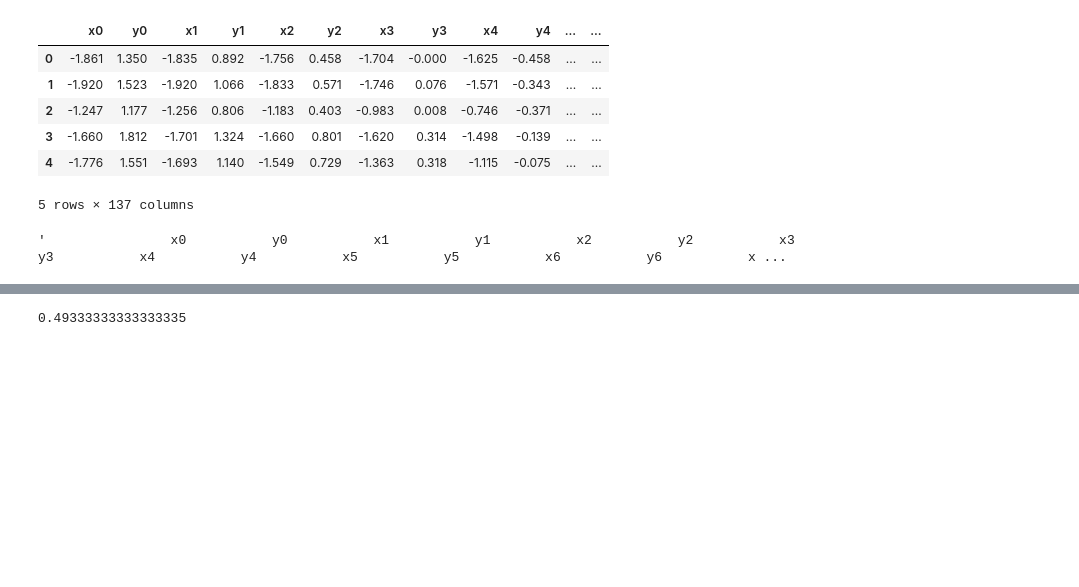
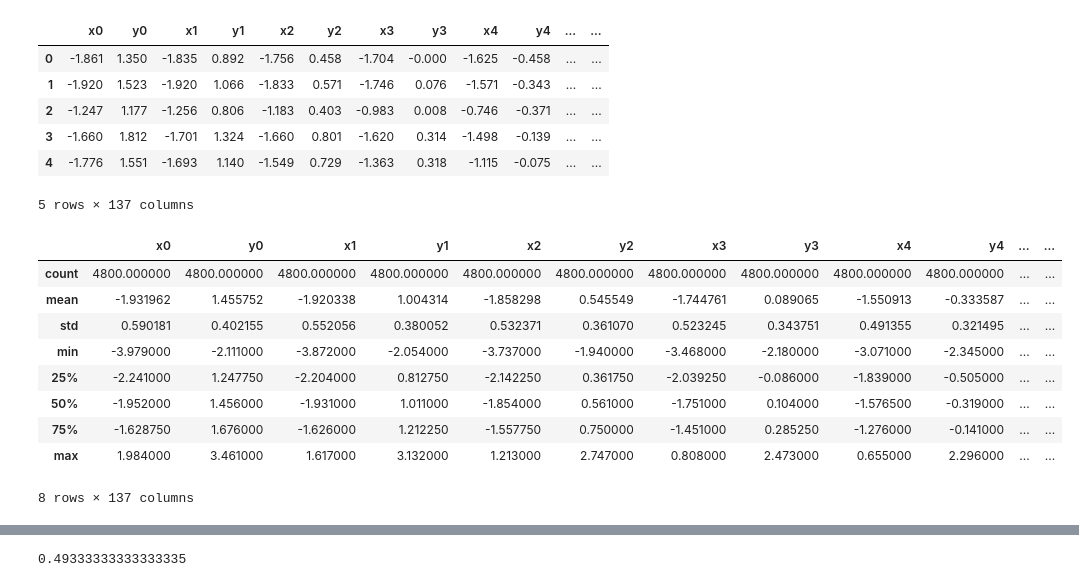
Before and after one commit to larswe/introductory-applied-machine-learning, a Jupyter notebook: Coursework 1/Untitled.ipynb, the cells around one changed output, grey strips where cells are left out. Cells and saved outputs as stored; diff of their text form; code cells hidden in the pictures; blank space fills up the shorter version.

```diff
--- a/Coursework 1/Untitled.ipynb
+++ b/Coursework 1/Untitled.ipynb
@@ -316,9 +317,18 @@ faces_train.head(5)
 | 4 | -1.776 | 1.551 | -1.693 | 1.140 | -1.549 | 0.729 | -1.363 | 0.318 | -1.115 | -0.075 | ... | ... |
 5 rows × 137 columns
 # %%
-faces_train.describe().to_string()
+faces_train.describe()
 # %% [output]
+|  | x0 | y0 | x1 | y1 | x2 | y2 | x3 | y3 | x4 | y4 | ... | ... |
+| count | 4800.000000 | 4800.000000 | 4800.000000 | 4800.000000 | 4800.000000 | 4800.000000 | 4800.000000 | 4800.000000 | 4800.000000 | 4800.000000 | ... | ... |
+| mean | -1.931962 | 1.455752 | -1.920338 | 1.004314 | -1.858298 | 0.545549 | -1.744761 | 0.089065 | -1.550913 | -0.333587 | ... | ... |
+| std | 0.590181 | 0.402155 | 0.552056 | 0.380052 | 0.532371 | 0.361070 | 0.523245 | 0.343751 | 0.491355 | 0.321495 | ... | ... |
+| min | -3.979000 | -2.111000 | -3.872000 | -2.054000 | -3.737000 | -1.940000 | -3.468000 | -2.180000 | -3.071000 | -2.345000 | ... | ... |
+| 25% | -2.241000 | 1.247750 | -2.204000 | 0.812750 | -2.142250 | 0.361750 | -2.039250 | -0.086000 | -1.839000 | -0.505000 | ... | ... |
+| 50% | -1.952000 | 1.456000 | -1.931000 | 1.011000 | -1.854000 | 0.561000 | -1.751000 | 0.104000 | -1.576500 | -0.319000 | ... | ... |
+| 75% | -1.628750 | 1.676000 | -1.626000 | 1.212250 | -1.557750 | 0.750000 | -1.451000 | 0.285250 | -1.276000 | -0.141000 | ... | ... |
+| max | 1.984000 | 3.461000 | 1.617000 | 3.132000 | 1.213000 | 2.747000 | 0.808000 | 2.473000 | 0.655000 | 2.296000 | ... | ... |
-'                x0           y0           x1           y1           x2           y2           x3           y3           x4           y4           x5           y5           x6           y6           x ...
+8 rows × 137 columns
 # %%
 faces_test.describe()
 # %% [output]
```
Also changed, not shown: parts of 15 cells of this notebook, 4 other files.
